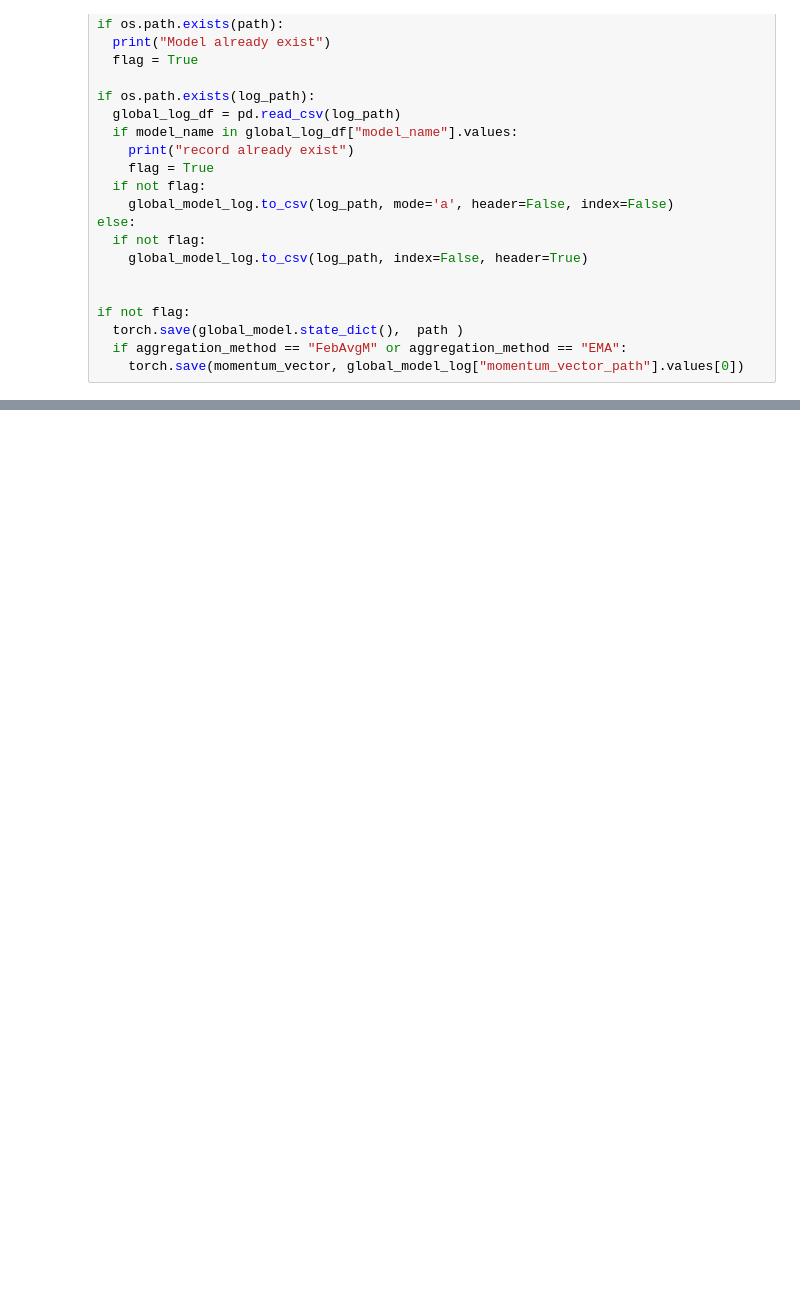
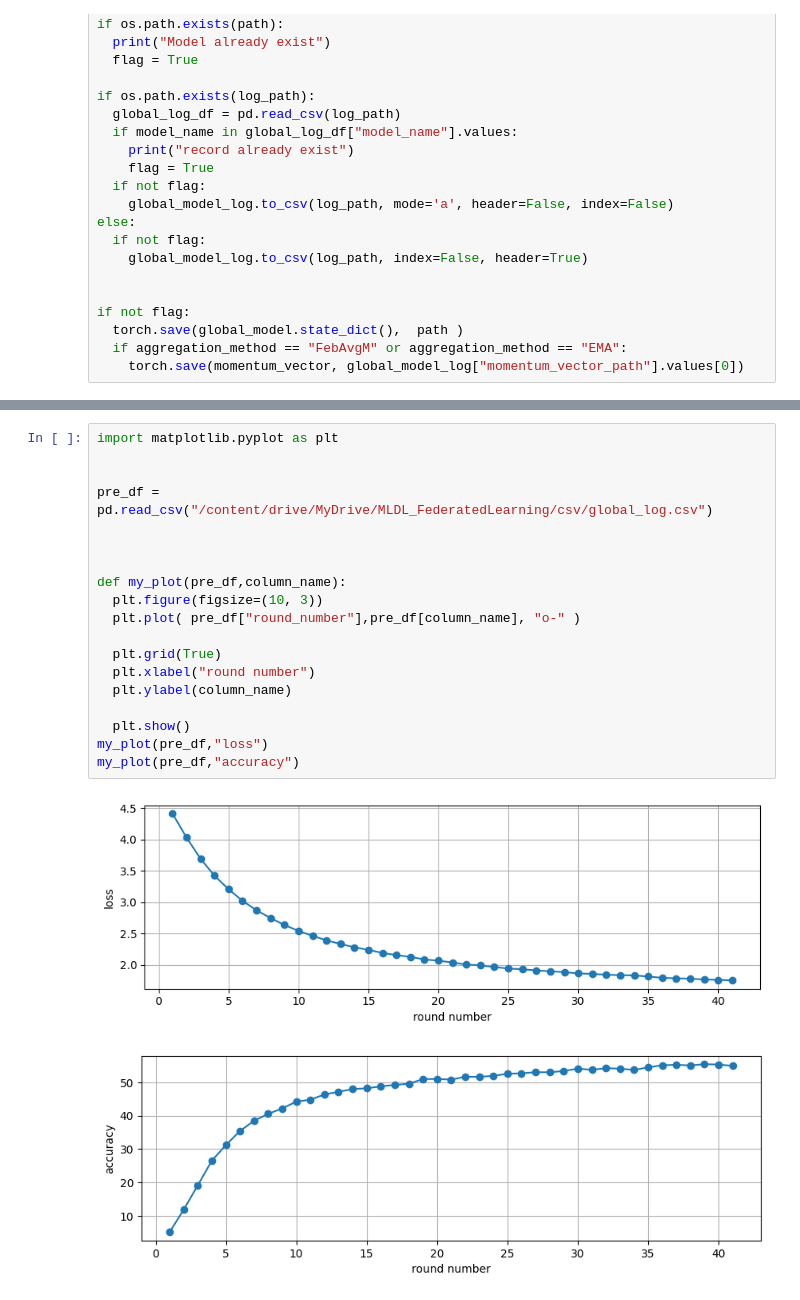
Before and after one commit to mohammad-rahbari/federated-learning_visual-classification, a Jupyter notebook: notebooks/Federated_learning_server_v2.ipynb, the cells around one changed output, grey strips where cells are left out. Drawn from its saved outputs; the diff is of its cells as text; blank space fills up the shorter version.

```diff
--- a/notebooks/Federated_learning_server_v2.ipynb
+++ b/notebooks/Federated_learning_server_v2.ipynb
@@ -545,0 +540,22 @@ global_model_log.head()
+# %%
+import matplotlib.pyplot as plt
+
+
+pre_df = pd.read_csv("/content/drive/MyDrive/MLDL_FederatedLearning/csv/global_log.csv")
+
+
+
+def my_plot(pre_df,column_name):
+  plt.figure(figsize=(10, 3))
+  plt.plot( pre_df["round_number"],pre_df[column_name], "o-" )
+
+  plt.grid(True)
+  plt.xlabel("round number")
+  plt.ylabel(column_name)
+
+  plt.show()
+my_plot(pre_df,"loss")
+my_plot(pre_df,"accuracy")
+# %% [output]
+[figure, added]
+[figure, added]
```
Also changed, not shown: parts of 6 cells of this notebook.
